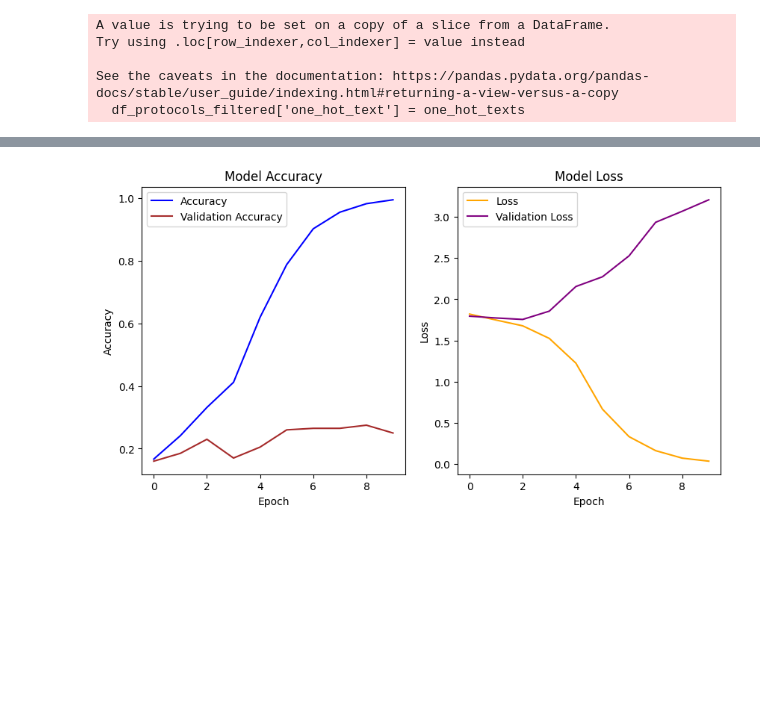
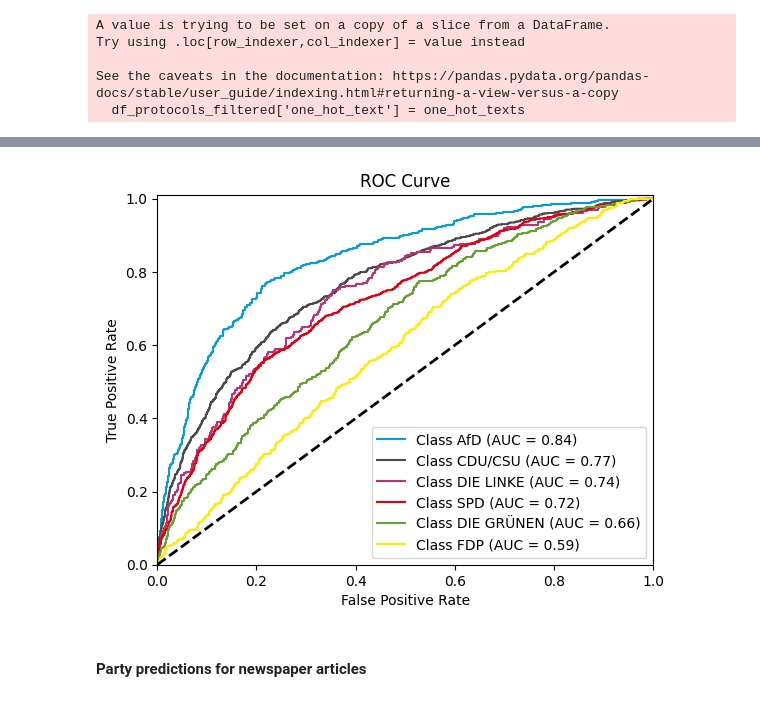
Before and after one commit to EricCpy/Newspaper-Aggregator, a Jupyter notebook: news_aggregator.ipynb, the cells around one changed output, grey strips where cells are left out. Saved outputs shown, nothing was run; the diff lists cells and outputs as text; code cells hidden in the pictures; blank space fills up the shorter version.

Commit message:
finish newspaper aggregator

```diff
--- a/news_aggregator.ipynb
+++ b/news_aggregator.ipynb
@@ -786,22 +843,28 @@ plt.show()
-# %%
-fig, ax = plt.subplots(nrows=1, ncols=2, figsize=(10,5))
-
-# First subplot
-ax[0].plot(history.history['accuracy'],label="Accuracy",color="blue")
-ax[0].plot(history.history['val_accuracy'],label="Validation Accuracy",color="brown")
-ax[0].set_title('Model Accuracy')
-ax[0].set_ylabel('Accuracy')
-ax[0].set_xlabel('Epoch')
-ax[0].legend(loc='best')
-
-# Second subplot
-ax[1].plot(history.history['loss'],label="Loss",color="orange")
-ax[1].plot(history.history['val_loss'],label="Validation Loss",color="purple")
-ax[1].set_title('Model Loss')
-ax[1].set_ylabel('Loss')
-ax[1].set_xlabel('Epoch')
-ax[1].legend(loc='best')
-
-plt.show()
-# %% [output]
-[figure, removed]
+# %%
+fpr = {}
+tpr = {}
+roc_auc = {}
+
+for i in range(len(label_encoder.classes_)):
+    fpr[i], tpr[i], _ = roc_curve(y_test, y_pred_proba[:, i], pos_label=i)
+    roc_auc[i] = auc(fpr[i], tpr[i])
+
+plt.figure()
+for i, idx in enumerate(sorted(range(len(label_encoder.classes_)), key=lambda x: roc_auc[x], reverse=True)):
+    class_name = label_encoder.inverse_transform([idx])[0]
+    plt.plot(fpr[idx], tpr[idx],
+             label=f'Class {class_name} (AUC = {roc_auc[idx]:.2f})',
+             color=party_palette[class_name])
+
+plt.plot([0, 1], [0, 1], 'k--', lw=2)
+plt.xlim([0, 1])
+plt.ylim([0, 1.01])
+plt.xlabel('False Positive Rate')
+plt.ylabel('True Positive Rate')
+plt.title('ROC Curve')
+plt.legend(loc='lower right')
+plt.show()
+# %% [output]
+[figure, added]
+# %% [markdown]
+#### **Party predictions for newspaper articles**
```
Also changed, not shown: parts of 38 cells of this notebook.
